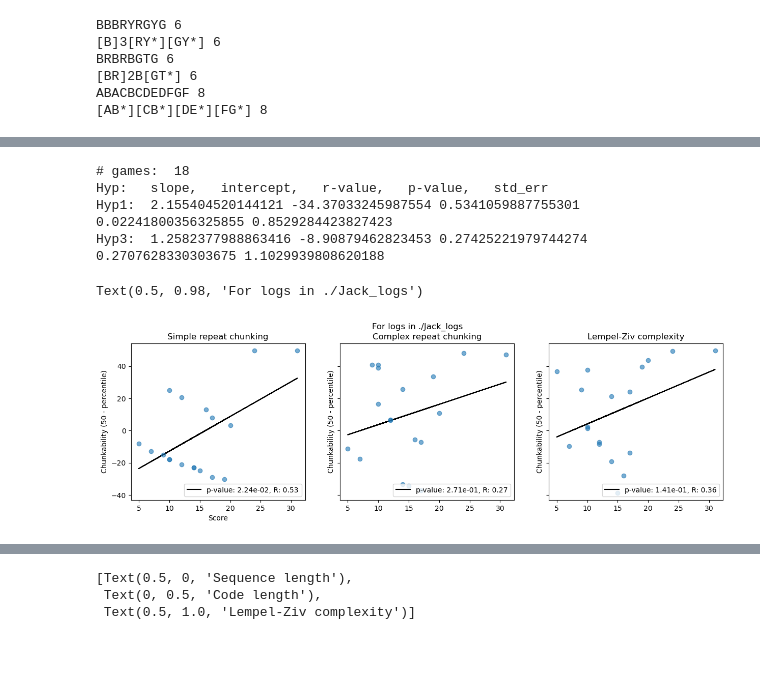
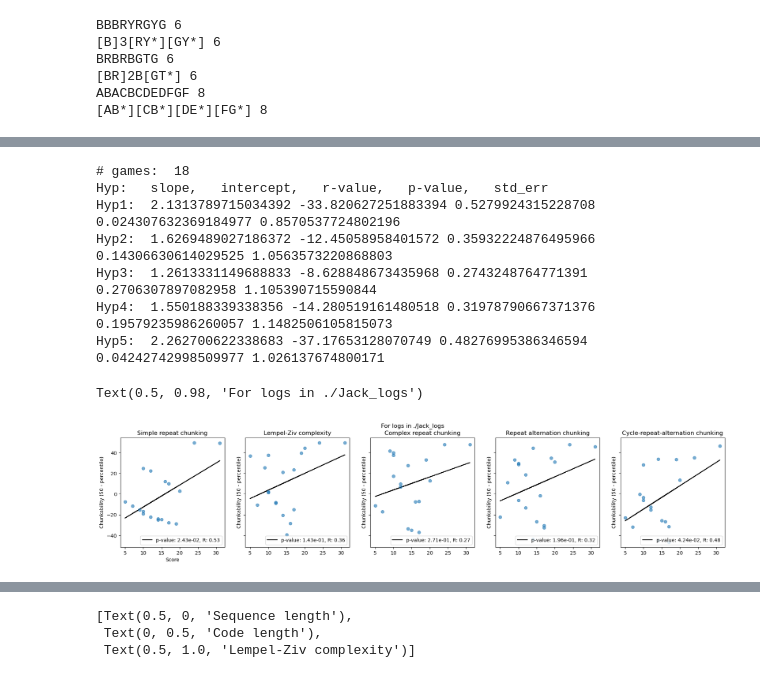
Before and after one commit to qsimeon/PSY1401Projects, a Jupyter notebook: final_project/RepeatsScheme.ipynb, the cells around one changed output, grey strips where cells are left out. Saved outputs shown, nothing was run; the diff lists cells and outputs as text; code cells hidden in the pictures; blank space fills up the shorter version.

```diff
--- a/final_project/RepeatsScheme.ipynb
+++ b/final_project/RepeatsScheme.ipynb
@@ -89,3 +89,9 @@ BRBRBGTG 6
 [BR]2B[GT*] 6
 ABACBCDEDFGF 8
 [AB*][CB*][DE*][FG*] 8
+# %%
+# testing cycles repeats alternations scheme
+weight_dirs = 0.5
+test_sequences = ['YBGRYBGRt', 'GBYRBGRYB', 'YBGRY', 'YYYYYBGRY', 'BBBBBBBGBYRYR', 'YBGRRGBYYBGR']
+answers = [3 + weight_dirs, 4 + 2*weight_dirs, 2 + weight_dirs, 4 + weight_dirs, 6 + weight_dirs, 6 + 3*weight_dirs] # repeats chunked first
+test_coding_scheme(lambda x: cycle_rep_alt_scheme(x, weight_dirs), test_sequences, answers)
@@ -110,7 +129,7 @@ def get_chunkability_percentile(scheme, seq, n_samples=1000):
 
     return chunkability
 
-def get_chunkabilities_from_logs(data_path, get_chunkability=get_chunkability_simple):
+def get_chunkabilities_from_logs(data_path, get_chunkability=get_chunkability_percentile, weight_dirs=0.5):
     session_data = parse_simons_game_logs(data_path)
 
     N_games = 0
@@ -127,13 +146,18 @@ def get_chunkabilities_from_logs(data_path, get_chunkability=get_chunkability_si
     simple_rep = []
     LZ = []
     complex_rep = []
+    rep_alt = []
+    cycle_ra = []
     for seq in sequences:
         simple_rep.append(get_chunkability(simple_repeat_scheme, seq))
         LZ.append(get_chunkability(LZ_scheme, seq))
         complex_rep.append(get_chunkability(complex_repeat_scheme, seq))
+        rep_alt.append(get_chunkability(repeat_alternation_scheme, seq))
+        cycle_ra.append(get_chunkability(lambda x: cycle_rep_alt_scheme(x, weight_dirs), seq))
 
     results = dict(scores=scores, sequences=sequences, simple_repeats=simple_rep,
-                   LZ_complexity=LZ, complex_repeats=complex_rep)
+                   LZ_complexity=LZ, complex_repeats=complex_rep,
+                   repeat_alternation=rep_alt, cycle_rep_alt=cycle_ra)
     return results
 
 def get_measure_multiple_seqs(scheme, random_sequences, get_measure=get_code_lengths):
@@ -147,49 +171,71 @@ def get_measure_multiple_seqs(scheme, random_sequences, get_measure=get_code_len
 # %%
 # Within-subjects analysis
 
-data_path = './Jack_logs' #'./Hokyung_logs' # './Sol_logs/Random' # './Trautman_logs' # './Quilee_logs' #
-chunk_dict = get_chunkabilities_from_logs(data_path, get_chunkability=get_chunkability_percentile)
+np.random.seed(1234)
+data_path = './Jack_logs' #'./Trautman_logs' #'./Sol_logs/Random' #  './Quilee_logs' # './Hokyung_logs' #
+chunk_dict = get_chunkabilities_from_logs(data_path, weight_dirs=0.5)
 scores = chunk_dict['scores']
 chunk1 = chunk_dict['simple_repeats']
 chunk2 = chunk_dict['LZ_complexity']
 chunk3 = chunk_dict['complex_repeats']
+chunk4 = chunk_dict['repeat_alternation']
+chunk5 = chunk_dict['cycle_rep_alt']
 
 print('# games: ', len(scores))
 
 ylabel = 'Chunkability (50 - percentile)'
 
 m1, b1, r1, p1, std_err1 = stats.linregress(scores, chunk1)
 m2, b2, r2, p2, std_err2 = stats.linregress(scores, chunk2)
 m3, b3, r3, p3, std_err3 = stats.linregress(scores, chunk3)
+m4, b4, r4, p4, std_err4 = stats.linregress(scores, chunk4)
+m5, b5, r5, p5, std_err5 = stats.linregress(scores, chunk5)
 
 print('Hyp:   slope,   intercept,   r-value,   p-value,   std_err')
 print('Hyp1: ', m1, b1, r1, p1, std_err1)
+print('Hyp2: ', m2, b2, r2, p2, std_err2)
 print('Hyp3: ', m3, b3, r3, p3, std_err3)
+print('Hyp4: ', m4, b4, r4, p4, std_err4)
+print('Hyp5: ', m5, b5, r5, p5, std_err5)
 
-fig, ax = plt.subplots(1, 3, figsize=(15, 4), sharex=False, sharey=True)
+fig, ax = plt.subplots(1, 5, figsize=(22, 4), sharex=False, sharey=True)
 
 ax[0].scatter(scores, chunk1, alpha=0.6)
-ax[1].scatter(scores, chunk3, alpha=0.6)
-ax[2].scatter(scores, chunk2, alpha=0.6)
+ax[1].scatter(scores, chunk2, alpha=0.6)
+ax[2].scatter(scores, chunk3, alpha=0.6)
+ax[3].scatter(scores, chunk4, alpha=0.6)
+ax[4].scatter(scores, chunk5, alpha=0.6)
 ax[0].set(ylabel=ylabel, xlabel='Score', title='Simple repeat chunking')
-ax[1].set(ylabel=ylabel, title='Complex repeat chunking')
-ax[2].set(ylabel=ylabel, title='Lempel-Ziv complexity')
+ax[1].set(ylabel=ylabel, title='Lempel-Ziv complexity')
+ax[2].set(ylabel=ylabel, title='Complex repeat chunking')
+ax[3].set(ylabel=ylabel, title='Repeat alternation chunking')
+ax[4].set(ylabel=ylabel, title='Cycle-repeat-alternation chunking')
 
 ax[0].plot(np.array(scores), m1*np.array(scores) + b1, color='k', zorder=0,
            label=f'p-value: {p1:.2e}, R: {r1:.2f}')
-ax[1].plot(np.array(scores), m3*np.array(scores) + b3, color='k', zorder=0,
+ax[1].plot(np.array(scores), m2*np.array(scores) + b2, color='k', zorder=0,
+           label=f'p-value: {p2:.2e}, R: {r2:.2f}')
+ax[2].plot(np.array(scores), m3*np.array(scores) + b3, color='k', zorder=0,
            label=f'p-value: {p3:.2e}, R: {r3:.2f}')
-ax[2].plot(np.array(scores), m2*np.array(scores) + b2, color='k', zorder=0,
-              label=f'p-value: {p2:.2e}, R: {r2:.2f}')
+ax[3].plot(np.array(scores), m4*np.array(scores) + b4, color='k', zorder=0,
+           label=f'p-value: {p4:.2e}, R: {r4:.2f}')
+ax[4].plot(np.array(scores), m5*np.array(scores) + b5, color='k', zorder=0,
+            label=f'p-value: {p5:.2e}, R: {r5:.2f}')
+
 ax[0].legend(loc='lower right')
 ax[1].legend(loc='lower right')
 ax[2].legend(loc='lower right')
+ax[3].legend(loc='lower right')
+ax[4].legend(loc='lower right')
 
 fig.suptitle(f'For logs in {data_path}')
 # %% [output]
 # games:  18
 Hyp:   slope,   intercept,   r-value,   p-value,   std_err
-Hyp1:  2.155404520144121 -34.37033245987554 0.5341059887755301 0.02241800356325855 0.8529284423827423
-Hyp3:  1.2582377988863416 -8.90879462823453 0.27425221979744274 0.2707628330303675 1.1029939808620188
+Hyp1:  2.1313789715034392 -33.820627251883394 0.5279924315228708 0.024307632369184977 0.8570537724802196
+Hyp2:  1.6269489027186372 -12.45058958401572 0.35932224876495966 0.14306630614029525 1.0563573220868803
+Hyp3:  1.2613331149688833 -8.628848673435968 0.2743248764771391 0.2706307897082958 1.105390715590844
+Hyp4:  1.550188339338356 -14.280519161480518 0.31978790667371376 0.19579235986260057 1.1482506105815073
+Hyp5:  2.262700622338683 -37.17653128070749 0.48276995386346594 0.04242742998509977 1.026137674800171
 Text(0.5, 0.98, 'For logs in ./Jack_logs')
-[figure, old version]
+[figure, new version]
```
Also changed, not shown: parts of 7 cells of this notebook, 1 other file.
